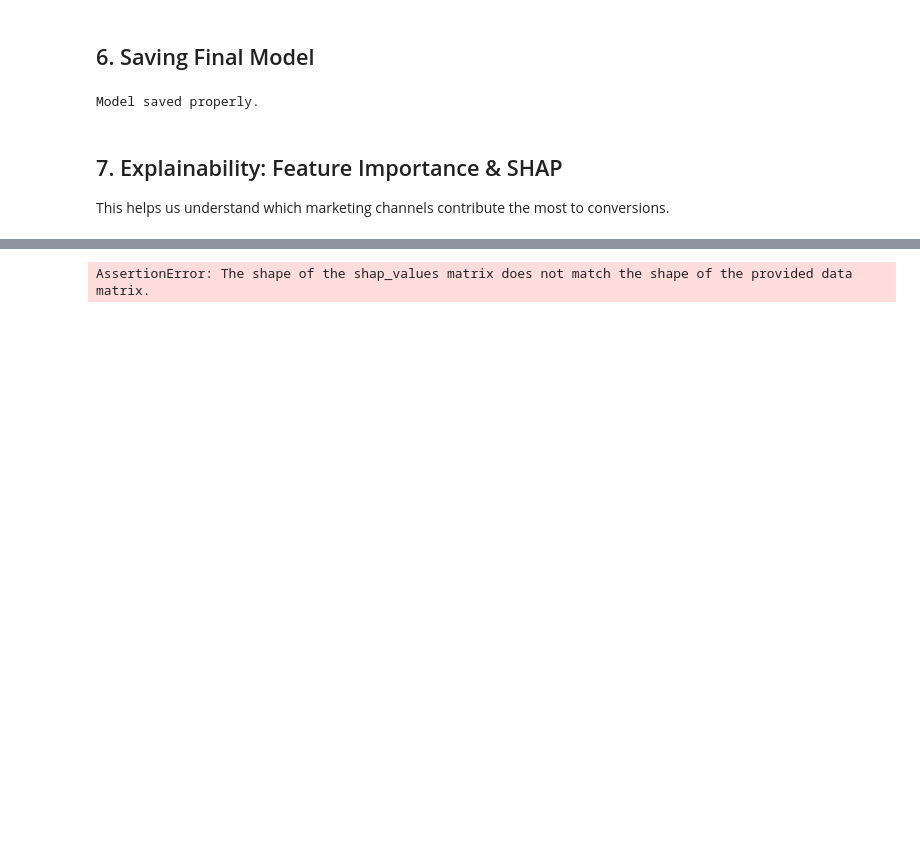
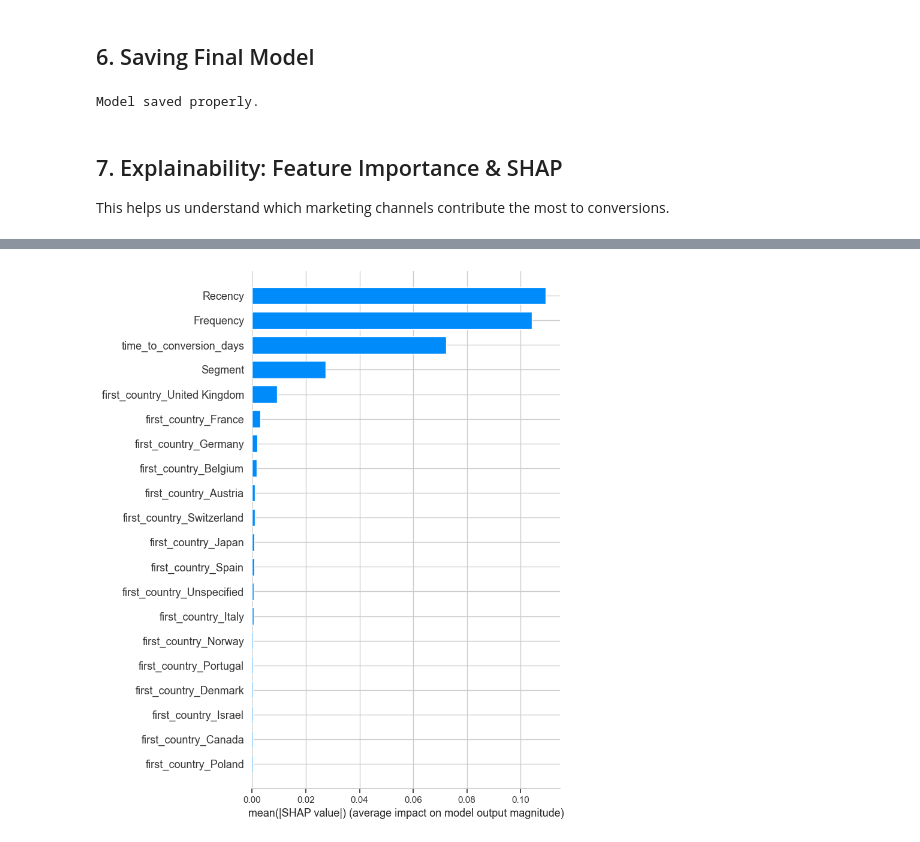
Before and after one commit to priyankkkaaaaa/Customer-Lifetime-Value, a Jupyter notebook: notebooks/modeling.ipynb, the cells around one changed output, grey strips where cells are left out. Cells and saved outputs as stored; diff of their text form; code cells hidden in the pictures; blank space fills up the shorter version.

Commit message:
Execute dynamic SHAP fallback array for categorical robustness

```diff
--- a/notebooks/modeling.ipynb
+++ b/notebooks/modeling.ipynb
@@ -149,10 +149,19 @@ plt.show()
 # %%
 # SHAP Values for Attribution
-explainer = shap.TreeExplainer(models['Random Forest'])
-shap_values = explainer.shap_values(X_test)
+try:
+    explainer = shap.TreeExplainer(models['Random Forest'])
+    shap_values = explainer.shap_values(X_test)
 
-# Random Forest binary classifiers output [shap_values_class_0, shap_values_class_1]
-shap.summary_plot(shap_values[1], X_test, plot_type='bar', show=False)
-plt.show()
+    if isinstance(shap_values, list):
+        vals = shap_values[1]
+    elif len(shap_values.shape) == 3:
+        vals = shap_values[:, :, 1]
+    else:
+        vals = shap_values
+
+    shap.summary_plot(vals, X_test, plot_type='bar', show=False)
+    plt.show()
+except Exception as e:
+    print('SHAP compatibility warning:', e)
 # %% [output]
-AssertionError: The shape of the shap_values matrix does not match the shape of the provided data matrix.
+[figure, added]
```
Also changed, not shown: parts of 2 cells of this notebook.
